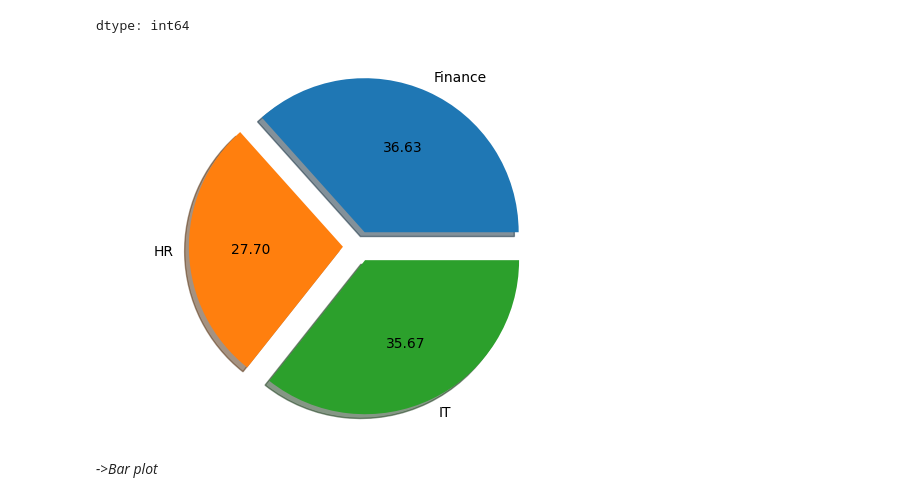
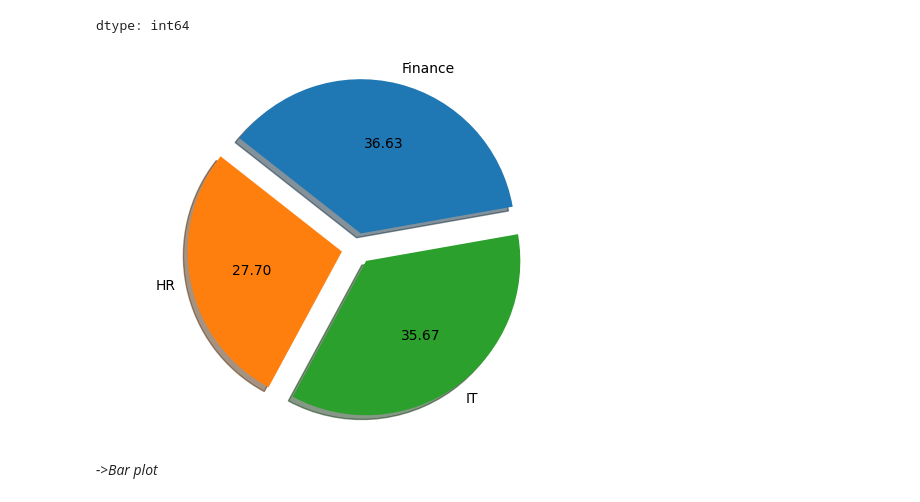
Before and after one commit to MohdAffan27/AI-Learning-Journey, a Jupyter notebook: 04_MATPLOTLIB/Matplotlib_Tutorial.ipynb, the cells around one changed output. Cells and saved outputs as stored; diff of their text form; code cells hidden in the pictures.

```diff
--- a/04_MATPLOTLIB/Matplotlib_Tutorial.ipynb
+++ b/04_MATPLOTLIB/Matplotlib_Tutorial.ipynb
@@ -400,12 +454,11 @@ salary_by_dept
 | IT | 491831 |
 dtype: int64
 # %%
-plt.pie(salary_by_dept, labels=salary_by_dept.index, autopct="%1.2f",shadow=True ,explode=[0.1, 0.1, 0.1])
-
+plt.pie(salary_by_dept, labels=salary_by_dept.index, autopct="%1.2f",shadow=True ,explode=[0.1, 0.1, 0.1], startangle=10)
 plt.axis("equal")
 plt.show()
 # %% [output]
-[figure, old version]
+[figure, new version]
 # %% [markdown]
 *->Bar plot*
 # %%
```
Also changed, not shown: parts of 13 cells of this notebook.
